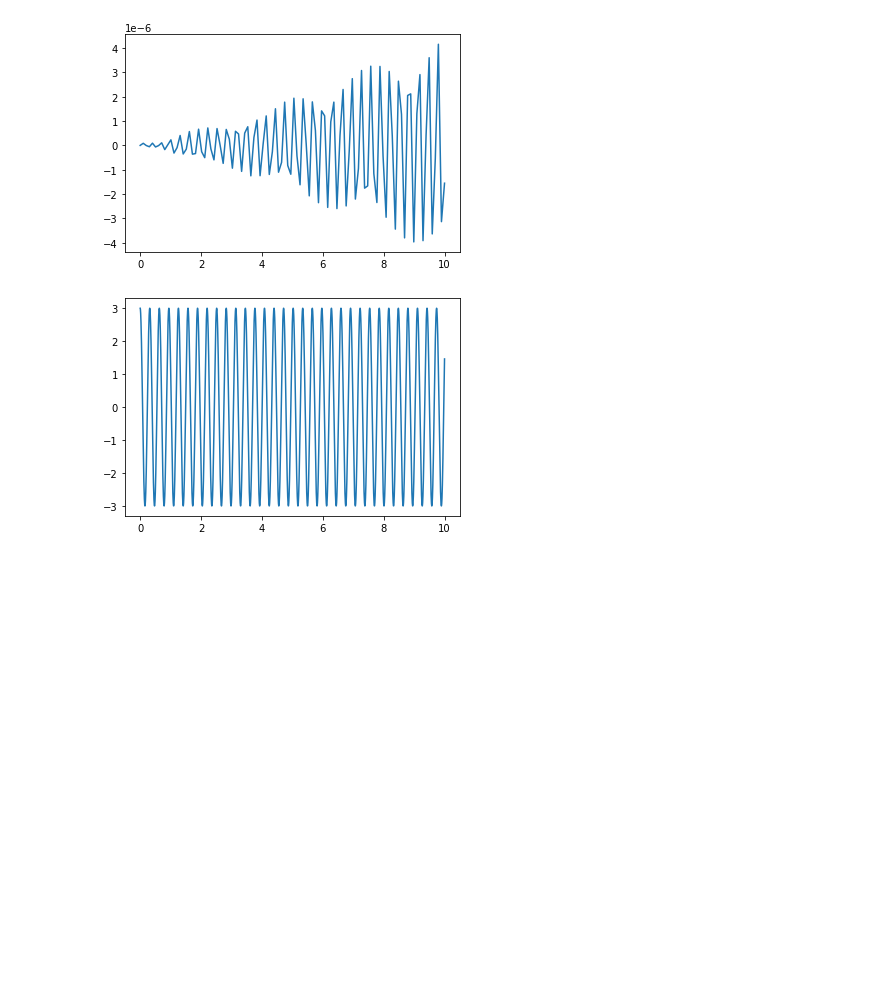
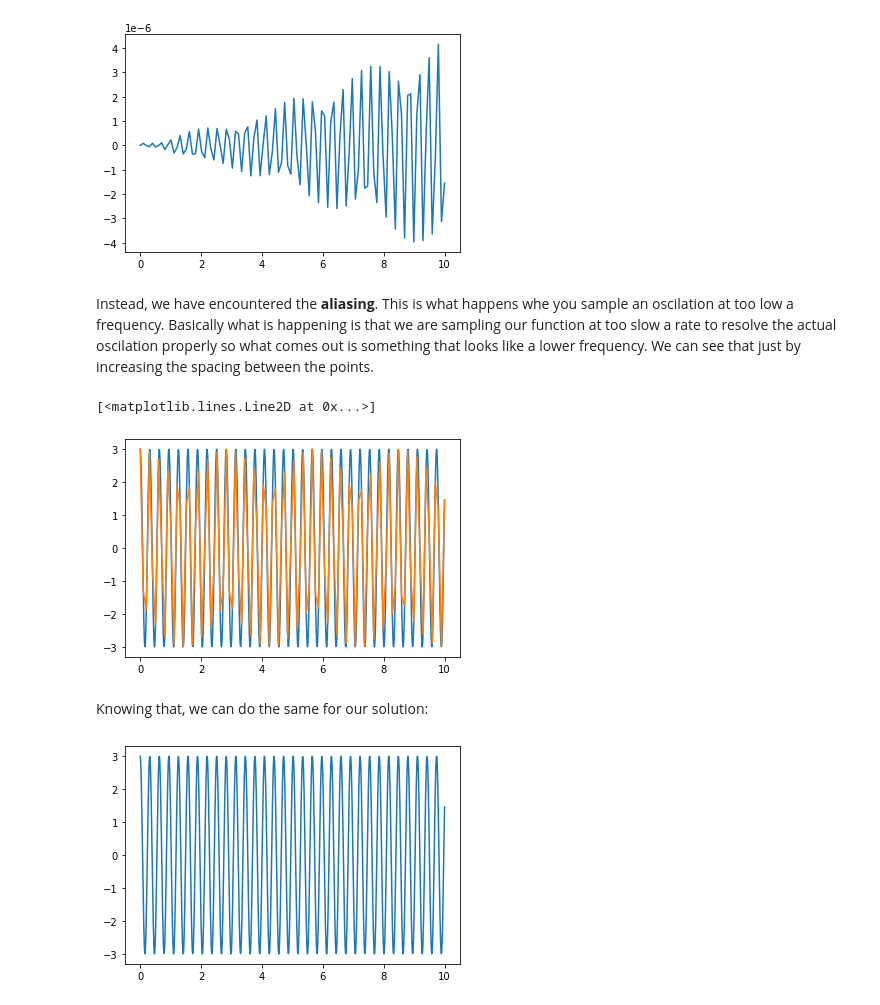
Before and after one commit to drgreen/COGS18_22, a Jupyter notebook: Topic4c ODEs.ipynb, the cells around one changed output. Saved outputs shown, nothing was run; the diff lists cells and outputs as text; code cells hidden in the pictures; blank space fills up the shorter version.

```diff
--- a/Topic4c ODEs.ipynb
+++ b/Topic4c ODEs.ipynb
@@ -61,4 +70,15 @@ plt.plot(t_R,sol3[:,0]-3*np.cos(20*t_R))  # returns solution for X at each point
 plt.show()
 # %% [output]
 [figure]
+# %% [markdown]
+Instead, we have encountered the **aliasing**.  This is what happens whe you sample an oscilation at too low a frequency.  Basically what is happening is that we are sampling our function at too slow a rate to resolve the actual oscilation properly so what comes out is something that looks like a lower frequency.  We can see that just by increasing the spacing between the points.
+# %%
+t_n=np.linspace(0,10,1000)
+plt.plot(t_n,3*np.cos(20*t_n))
+plt.plot(t_R,3*np.cos(20*t_R))
+# %% [output]
+[<matplotlib.lines.Line2D at 0x...>]
+[figure, added]
+# %% [markdown]
+Knowing that, we can do the same for our solution:
 # %%
```
Also changed, not shown: parts of 16 cells of this notebook.
